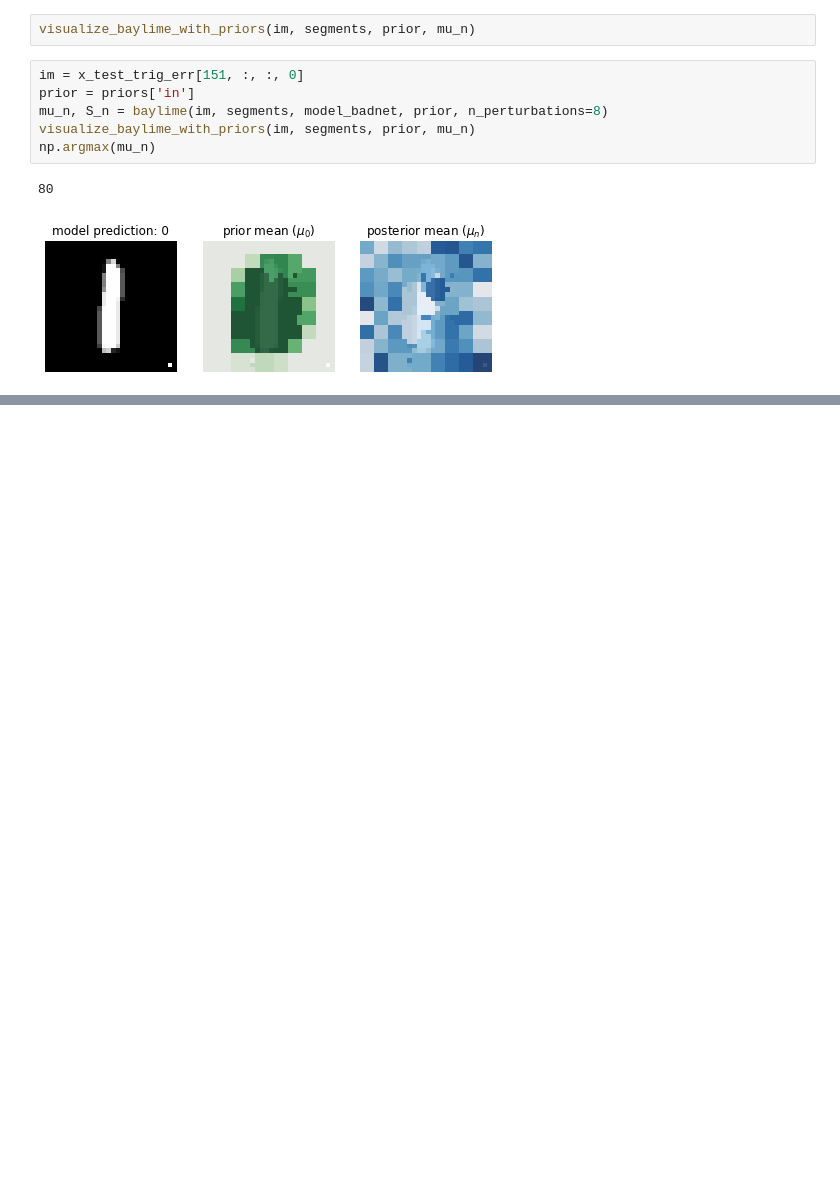
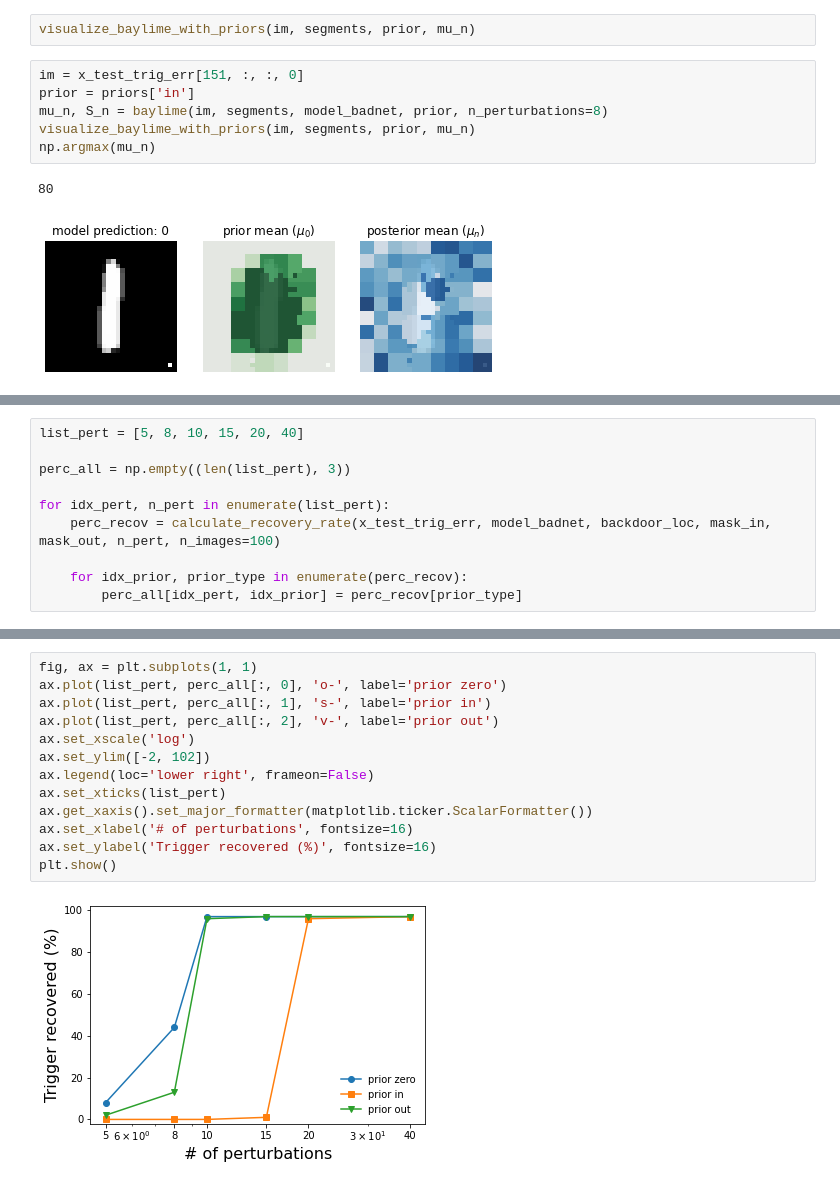
Before and after one commit to jonathanhuml/interpretable_citrus, a Jupyter notebook: TO_BadNets_experiments_2.ipynb, the cells around one changed output, grey strips where cells are left out. Saved outputs shown, nothing was run; the diff lists cells and outputs as text; blank space fills up the shorter version.

```diff
--- a/TO_BadNets_experiments_2.ipynb
+++ b/TO_BadNets_experiments_2.ipynb
@@ -805,0 +781,10 @@ perc_recov
+# %%
+list_pert = [5, 8, 10, 15, 20, 40]
+
+perc_all = np.empty((len(list_pert), 3))
+
+for idx_pert, n_pert in enumerate(list_pert):
+    perc_recov = calculate_recovery_rate(x_test_trig_err, model_badnet, backdoor_loc, mask_in, mask_out, n_pert, n_images=100)
+
+    for idx_prior, prior_type in enumerate(perc_recov):
+        perc_all[idx_pert, idx_prior] = perc_recov[prior_type]
@@ -805,0 +800,15 @@ perc_recov
+# %%
+fig, ax = plt.subplots(1, 1)
+ax.plot(list_pert, perc_all[:, 0], 'o-', label='prior zero')
+ax.plot(list_pert, perc_all[:, 1], 's-', label='prior in')
+ax.plot(list_pert, perc_all[:, 2], 'v-', label='prior out')
+ax.set_xscale('log')
+ax.set_ylim([-2, 102])
+ax.legend(loc='lower right', frameon=False)
+ax.set_xticks(list_pert)
+ax.get_xaxis().set_major_formatter(matplotlib.ticker.ScalarFormatter())
+ax.set_xlabel('# of perturbations', fontsize=16)
+ax.set_ylabel('Trigger recovered (%)', fontsize=16)
+plt.show()
+# %% [output]
+[figure, added]
```
Also changed, not shown: parts of 7 cells of this notebook.
